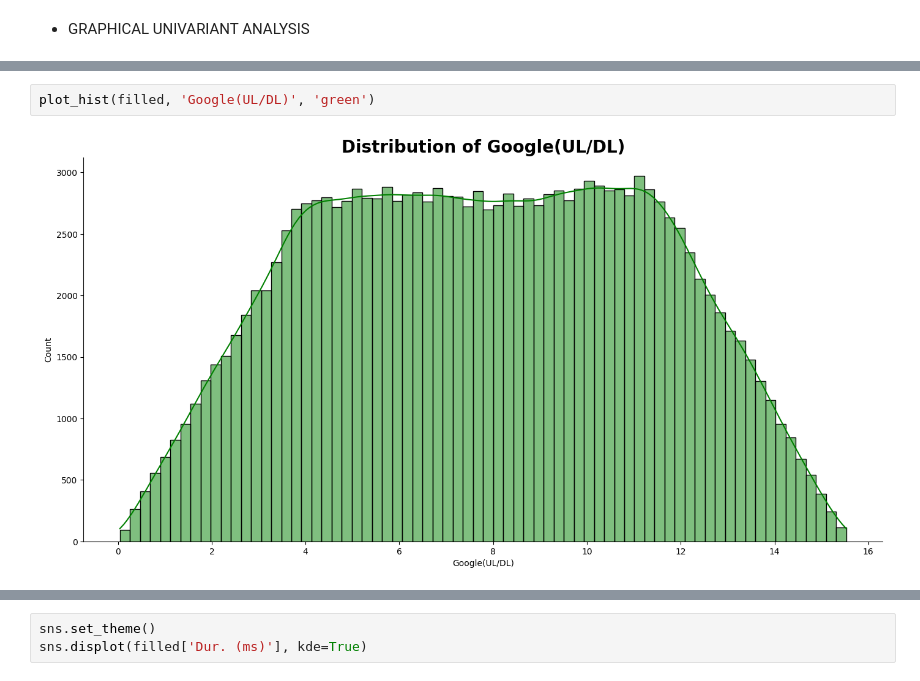
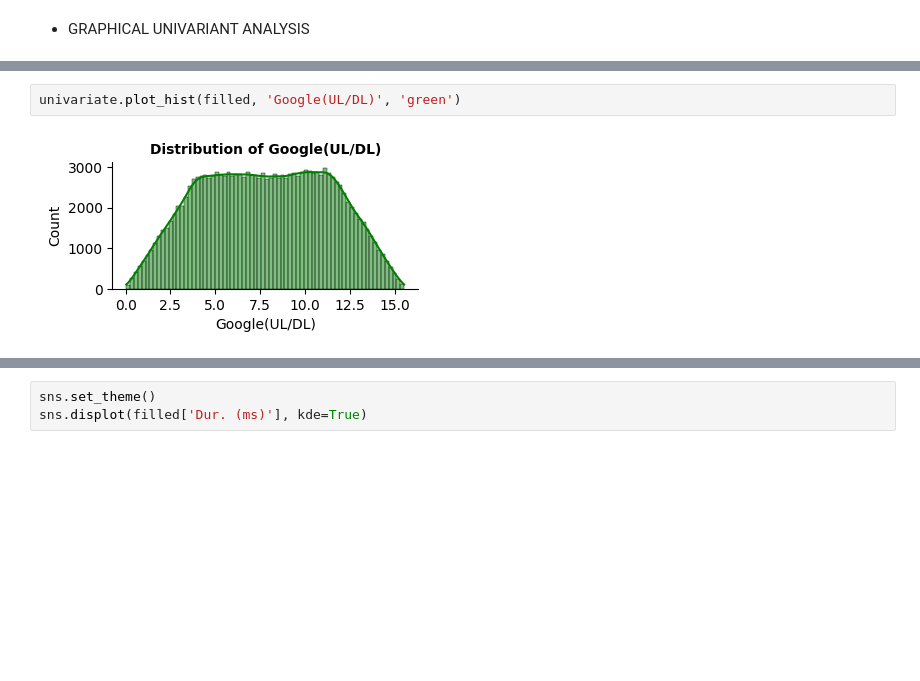
Before and after one commit to sel6/TellCo_Data_Analysis, a Jupyter notebook: notebooks/Data_Explore.ipynb, the cells around one changed output, grey strips where cells are left out. Saved outputs shown, nothing was run; the diff lists cells and outputs as text; blank space fills up the shorter version.

```diff
--- a/notebooks/Data_Explore.ipynb
+++ b/notebooks/Data_Explore.ipynb
@@ -487,5 +436,5 @@ plot_hist(filled, 'Social Media(UL/DL)', 'blue')
 # %%
-plot_hist(filled, 'Google(UL/DL)', 'green')
+univariate.plot_hist(filled, 'Google(UL/DL)', 'green')
 # %% [output]
-[figure, old version]
+[figure, new version]
 # %%
```
Also changed, not shown: parts of 15 cells of this notebook.
